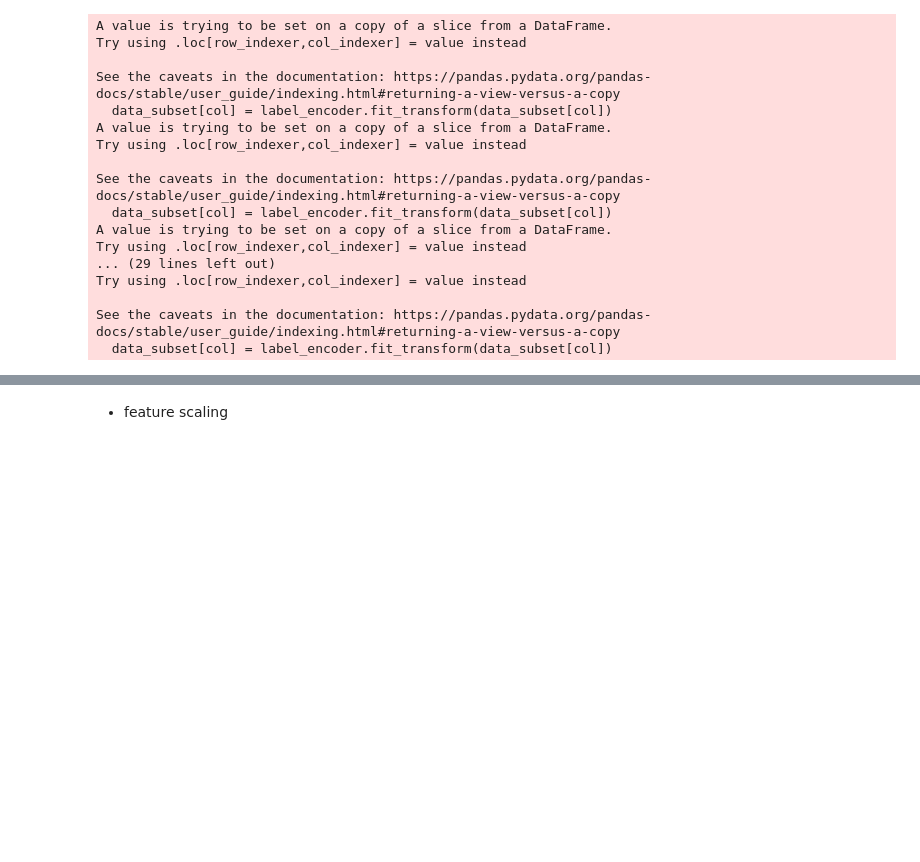
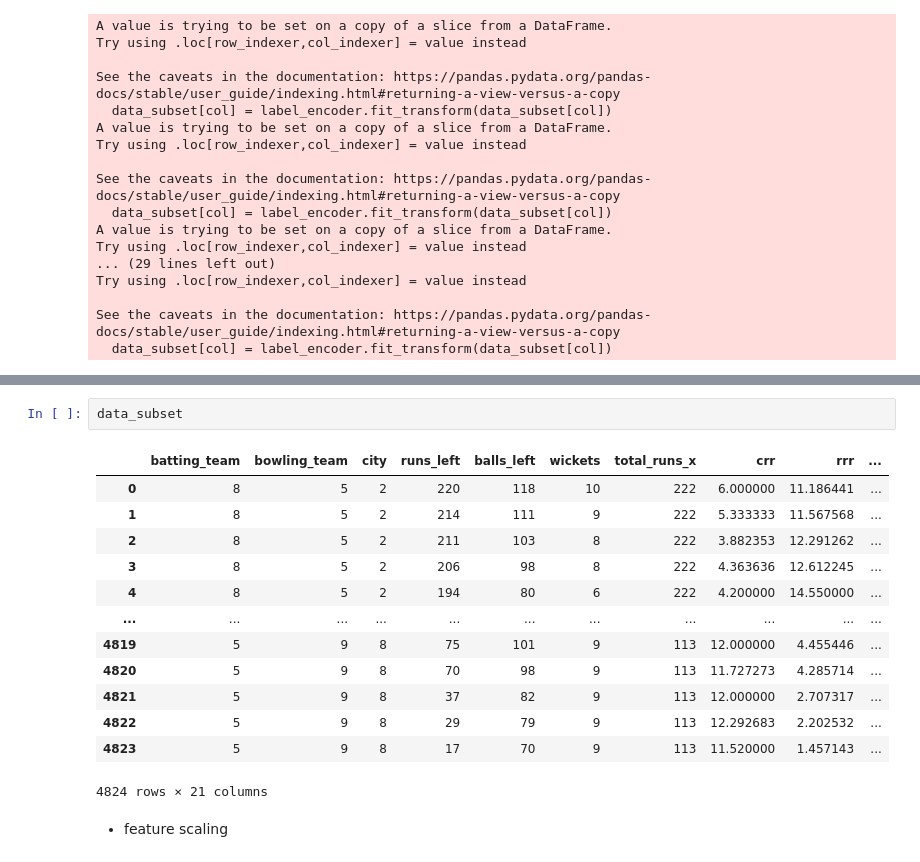
Before and after one commit to Parakkrama24/machinelaerningProject, a Jupyter notebook: IPLWinPrediction.ipynb, the cells around one changed output, grey strips where cells are left out. Saved outputs shown, nothing was run; the diff lists cells and outputs as text; blank space fills up the shorter version.

```diff
--- a/IPLWinPrediction.ipynb
+++ b/IPLWinPrediction.ipynb
@@ -462,3 +503,19 @@ See the caveats in the documentation: https://pandas.pydata.org/pandas-docs/stab
+# %%
+data_subset
+# %% [output]
+|  | batting_team | bowling_team | city | runs_left | balls_left | wickets | total_runs_x | crr | rrr | ... |
+| 0 | 8 | 5 | 2 | 220 | 118 | 10 | 222 | 6.000000 | 11.186441 | ... |
+| 1 | 8 | 5 | 2 | 214 | 111 | 9 | 222 | 5.333333 | 11.567568 | ... |
+| 2 | 8 | 5 | 2 | 211 | 103 | 8 | 222 | 3.882353 | 12.291262 | ... |
+| 3 | 8 | 5 | 2 | 206 | 98 | 8 | 222 | 4.363636 | 12.612245 | ... |
+| 4 | 8 | 5 | 2 | 194 | 80 | 6 | 222 | 4.200000 | 14.550000 | ... |
+| ... | ... | ... | ... | ... | ... | ... | ... | ... | ... | ... |
+| 4819 | 5 | 9 | 8 | 75 | 101 | 9 | 113 | 12.000000 | 4.455446 | ... |
+| 4820 | 5 | 9 | 8 | 70 | 98 | 9 | 113 | 11.727273 | 4.285714 | ... |
+| 4821 | 5 | 9 | 8 | 37 | 82 | 9 | 113 | 12.000000 | 2.707317 | ... |
+| 4822 | 5 | 9 | 8 | 29 | 79 | 9 | 113 | 12.292683 | 2.202532 | ... |
+| 4823 | 5 | 9 | 8 | 17 | 70 | 9 | 113 | 11.520000 | 1.457143 | ... |
+4824 rows × 21 columns
 # %% [markdown]
 - feature scaling
 # %%
```
Also changed, not shown: parts of 29 cells of this notebook.
